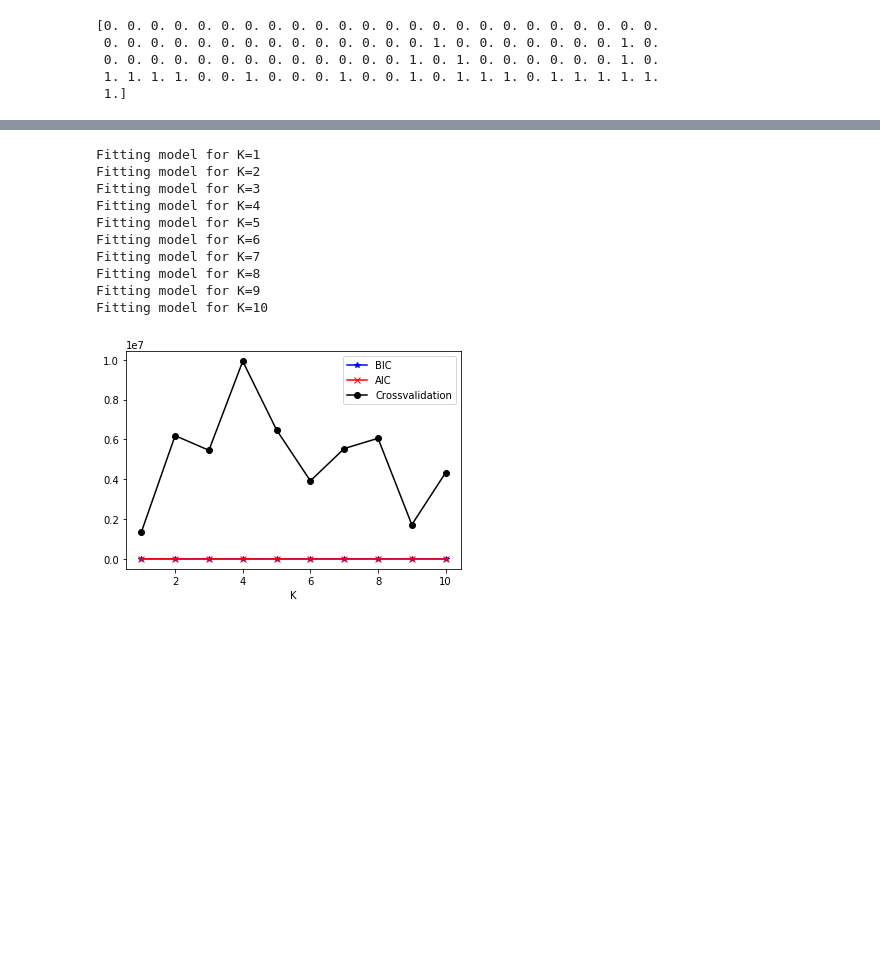
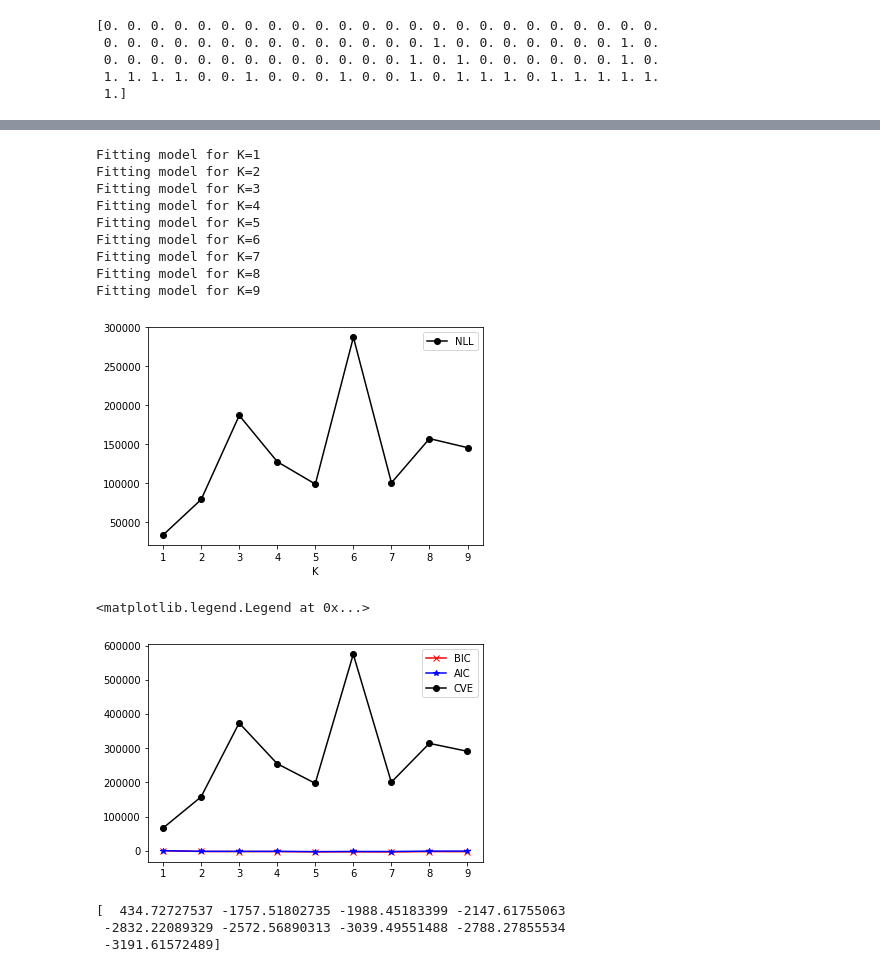
Before and after one commit to gretatuckute/ML_fall2018, a Jupyter notebook: GMM.ipynb, the cells around one changed output, grey strips where cells are left out. Drawn from its saved outputs; the diff is of its cells as text; code cells hidden in the pictures; blank space fills up the shorter version.

```diff
--- a/GMM.ipynb
+++ b/GMM.ipynb
@@ -16,14 +16,14 @@ from matplotlib.pyplot import figure, plot, legend, xlabel, show
 
 
 ###### Get data using
-import ProstateDataHandler
+import ProstateDataHandler2
 import seaborn as sns
 import report_PCA
 import ML_plotter
 
 
 # Creating object to handle data load and feature transformation
-myData = ProstateDataHandler.ProstateData()
+myData = ProstateDataHandler2.ProstateData()
 
 raw_data = myData.get_rawData()
 
@@ -91,6 +100,6 @@ show()
 # %%
 # Range of K's to try
-KRange = range(1,11)
+KRange = range(1,10)
 T = len(KRange)
 
 covar_type = 'full'     # you can try out 'diag' as well
@@ -110,42 +119,57 @@ for t,K in enumerate(KRange):
         # Fit Gaussian mixture model
         gmm = GaussianMixture(n_components=K, covariance_type=covar_type, n_init=reps).fit(X)
 
-        # Get BIC and AIC
         BIC[t,] = gmm.bic(X)
         AIC[t,] = gmm.aic(X)
 
         # For each crossvalidation fold
         for train_index, test_index in CV.split(X):
 
             # extract training and test set for current CV fold
             X_train = X[train_index]
             X_test = X[test_index]
 
             # Fit Gaussian mixture model to X_train
             gmm = GaussianMixture(n_components=K, covariance_type=covar_type, n_init=reps).fit(X_train)
 
             # compute negative log likelihood of X_test
-            CVE[t] += -gmm.score_samples(X_test).sum()
+            CVE[t] += -gmm.score(X_test).sum()
+
+            # Get BIC and AIC
+            #BIC[t] += gmm.bic(X_test).sum()
+            #AIC[t] += gmm.aic(X_test).sum()
 
 
 # Plot results
 
 figure(1);
-plot(KRange, BIC,'-*b')
-plot(KRange, AIC,'-xr')
-plot(KRange, 2*CVE,'-ok')
-legend(['BIC', 'AIC', 'Crossvalidation'])
+plot(KRange, CVE,'-ok')
+
+legend(['NLL'])
 xlabel('K')
 show()
+
+figure(2)
+plot(KRange, AIC,'-xr')
+plot(KRange, BIC,'-*b')
+plot(KRange, 2*CVE,'-ok')
+legend(['BIC', 'AIC', 'CVE'])
 # %% [output]
 Fitting model for K=1
 Fitting model for K=2
 Fitting model for K=3
 Fitting model for K=4
 Fitting model for K=5
 Fitting model for K=6
 Fitting model for K=7
 Fitting model for K=8
 Fitting model for K=9
-Fitting model for K=10
-[figure, old version]
+[figure, new version]
+<matplotlib.legend.Legend at 0x...>
+[figure, added]
+# %%
+print(AIC)
+# %% [output]
+[  434.72727537 -1757.51802735 -1988.45183399 -2147.61755063
+ -2832.22089329 -2572.56890313 -3039.49551488 -2788.27855534
+ -3191.61572489]
```
Also changed, not shown: parts of 1 cell of this notebook, 1 other file.
